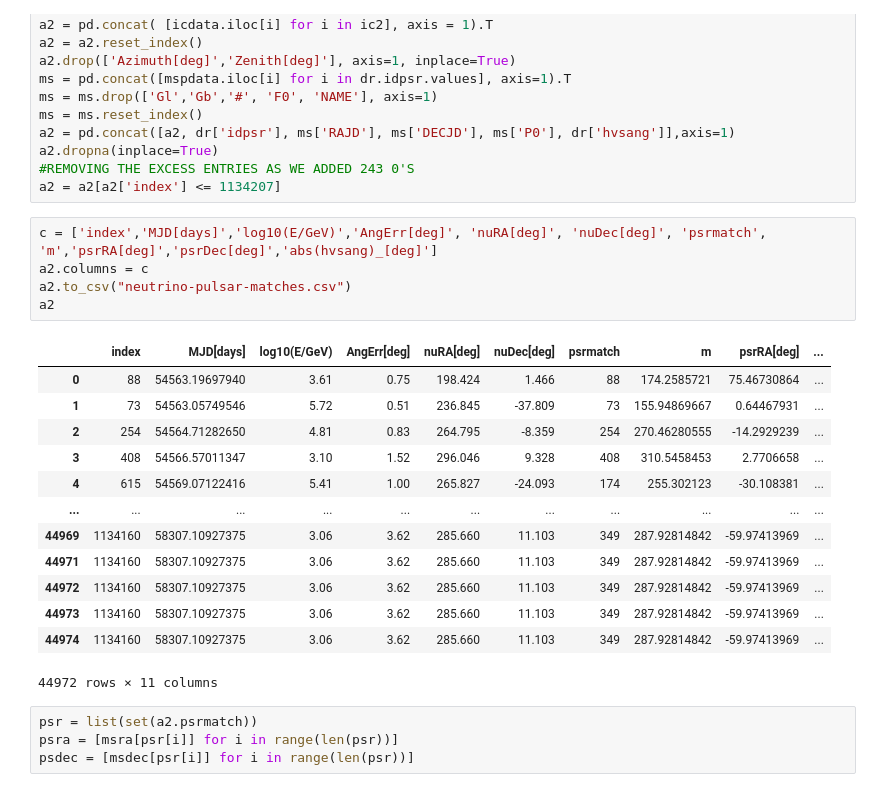
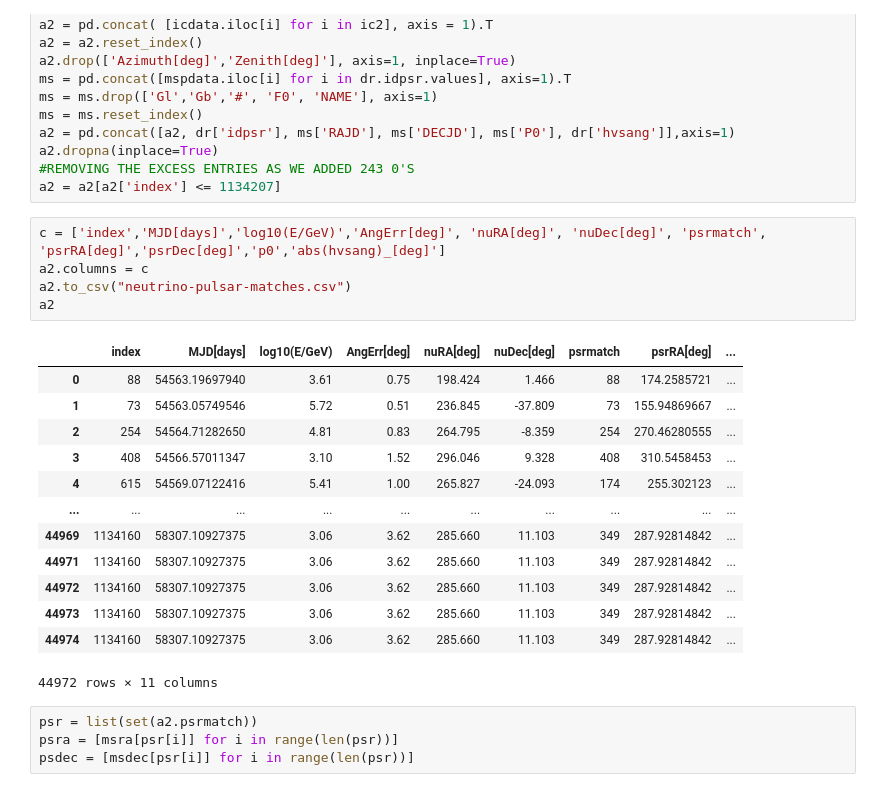
Before and after one commit to DarkWake9/Project-IceCube-Legacy, a Jupyter notebook: task2/2c1.ipynb, the cells around one changed output. Cells and saved outputs as stored; diff of their text form.

```diff
--- a/task2/2c1.ipynb
+++ b/task2/2c1.ipynb
@@ -167,23 +167,23 @@ a2.dropna(inplace=True)
 #REMOVING THE EXCESS ENTRIES AS WE ADDED 243 0'S
 a2 = a2[a2['index'] <= 1134207]
 # %%
-c = ['index','MJD[days]','log10(E/GeV)','AngErr[deg]', 'nuRA[deg]', 'nuDec[deg]', 'psrmatch', 'm','psrRA[deg]','psrDec[deg]','abs(hvsang)_[deg]']
+c = ['index','MJD[days]','log10(E/GeV)','AngErr[deg]', 'nuRA[deg]', 'nuDec[deg]', 'psrmatch', 'psrRA[deg]','psrDec[deg]','p0','abs(hvsang)_[deg]']
 a2.columns = c
 a2.to_csv("neutrino-pulsar-matches.csv")
 a2
 # %% [output]
-|  | index | MJD[days] | log10(E/GeV) | AngErr[deg] | nuRA[deg] | nuDec[deg] | psrmatch | m | psrRA[deg] | ... |
-| 0 | 88 | 54563.19697940 | 3.61 | 0.75 | 198.424 | 1.466 | 88 | 174.2585721 | 75.46730864 | ... |
-| 1 | 73 | 54563.05749546 | 5.72 | 0.51 | 236.845 | -37.809 | 73 | 155.94869667 | 0.64467931 | ... |
-| 2 | 254 | 54564.71282650 | 4.81 | 0.83 | 264.795 | -8.359 | 254 | 270.46280555 | -14.2929239 | ... |
-| 3 | 408 | 54566.57011347 | 3.10 | 1.52 | 296.046 | 9.328 | 408 | 310.5458453 | 2.7706658 | ... |
-| 4 | 615 | 54569.07122416 | 5.41 | 1.00 | 265.827 | -24.093 | 174 | 255.302123 | -30.108381 | ... |
-| ... | ... | ... | ... | ... | ... | ... | ... | ... | ... | ... |
-| 44969 | 1134160 | 58307.10927375 | 3.06 | 3.62 | 285.660 | 11.103 | 349 | 287.92814842 | -59.97413969 | ... |
-| 44971 | 1134160 | 58307.10927375 | 3.06 | 3.62 | 285.660 | 11.103 | 349 | 287.92814842 | -59.97413969 | ... |
-| 44972 | 1134160 | 58307.10927375 | 3.06 | 3.62 | 285.660 | 11.103 | 349 | 287.92814842 | -59.97413969 | ... |
-| 44973 | 1134160 | 58307.10927375 | 3.06 | 3.62 | 285.660 | 11.103 | 349 | 287.92814842 | -59.97413969 | ... |
-| 44974 | 1134160 | 58307.10927375 | 3.06 | 3.62 | 285.660 | 11.103 | 349 | 287.92814842 | -59.97413969 | ... |
+|  | index | MJD[days] | log10(E/GeV) | AngErr[deg] | nuRA[deg] | nuDec[deg] | psrmatch | psrRA[deg] | ... |
+| 0 | 88 | 54563.19697940 | 3.61 | 0.75 | 198.424 | 1.466 | 88 | 174.2585721 | ... |
+| 1 | 73 | 54563.05749546 | 5.72 | 0.51 | 236.845 | -37.809 | 73 | 155.94869667 | ... |
+| 2 | 254 | 54564.71282650 | 4.81 | 0.83 | 264.795 | -8.359 | 254 | 270.46280555 | ... |
+| 3 | 408 | 54566.57011347 | 3.10 | 1.52 | 296.046 | 9.328 | 408 | 310.5458453 | ... |
+| 4 | 615 | 54569.07122416 | 5.41 | 1.00 | 265.827 | -24.093 | 174 | 255.302123 | ... |
+| ... | ... | ... | ... | ... | ... | ... | ... | ... | ... |
+| 44969 | 1134160 | 58307.10927375 | 3.06 | 3.62 | 285.660 | 11.103 | 349 | 287.92814842 | ... |
+| 44971 | 1134160 | 58307.10927375 | 3.06 | 3.62 | 285.660 | 11.103 | 349 | 287.92814842 | ... |
+| 44972 | 1134160 | 58307.10927375 | 3.06 | 3.62 | 285.660 | 11.103 | 349 | 287.92814842 | ... |
+| 44973 | 1134160 | 58307.10927375 | 3.06 | 3.62 | 285.660 | 11.103 | 349 | 287.92814842 | ... |
+| 44974 | 1134160 | 58307.10927375 | 3.06 | 3.62 | 285.660 | 11.103 | 349 | 287.92814842 | ... |
 44972 rows × 11 columns
 # %%
 psr = list(set(a2.psrmatch))
```
Also changed, not shown: 1 other file.
